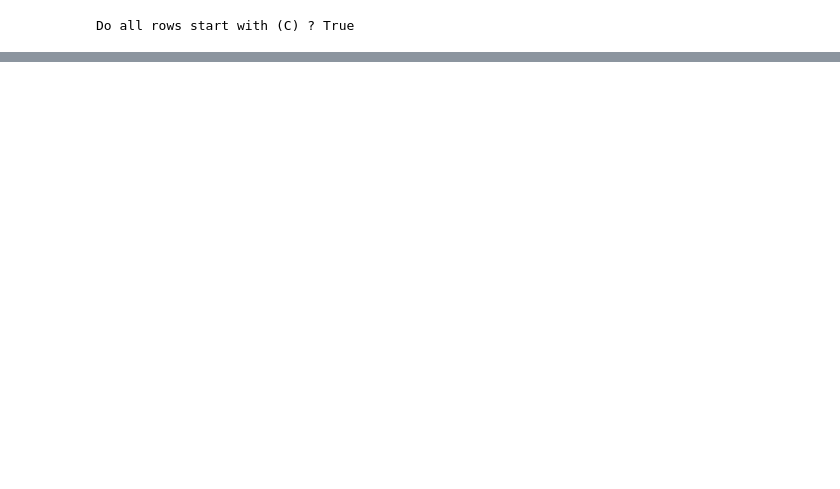
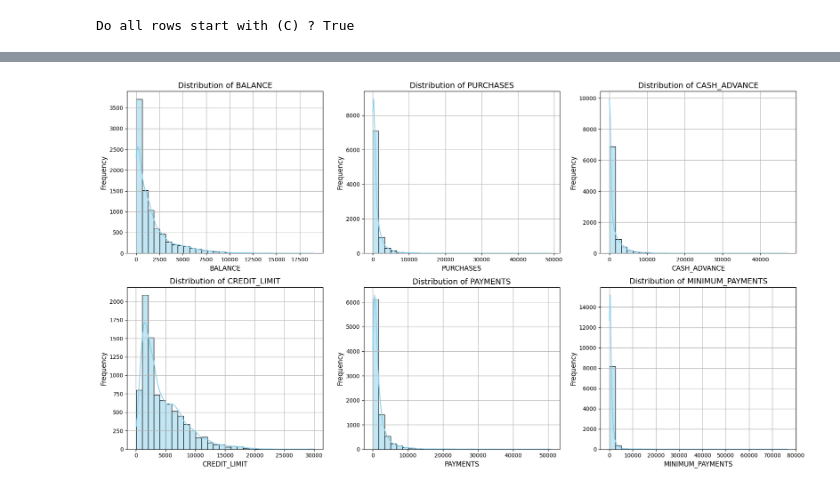
Before and after one commit to MrRezamo/Credit-Card-Clustering-with-Machine-Learning, a Jupyter notebook: Project/Main.ipynb, the cells around one changed output, grey strips where cells are left out. Drawn from its saved outputs; the diff is of its cells as text; code cells hidden in the pictures; blank space fills up the shorter version.

```diff
--- a/Project/Main.ipynb
+++ b/Project/Main.ipynb
@@ -126,0 +112,24 @@ def plot_missing_values(missing_df, threshold=50, figsize=(20, 8)):
+# %%
+numerical_cols = ['BALANCE', 'PURCHASES', 'CASH_ADVANCE', 'CREDIT_LIMIT', 'PAYMENTS', 'MINIMUM_PAYMENTS']
+
+cols_per_row = 3
+
+num_rows = (len(numerical_cols) + cols_per_row - 1) // cols_per_row
+
+fig, axes = plt.subplots(num_rows, cols_per_row, figsize=(18, 5 * num_rows))
+axes = axes.flatten()
+
+for i, col in enumerate(numerical_cols):
+    sns.histplot(data[col], kde=True, bins=30, color='skyblue', ax=axes[i])
+    axes[i].set_title(f"Distribution of {col}", fontsize=14)
+    axes[i].set_xlabel(col, fontsize=12)
+    axes[i].set_ylabel("Frequency", fontsize=12)
+    axes[i].grid(True)
+
+for j in range(len(numerical_cols), len(axes)):
+    fig.delaxes(axes[j])
+
+plt.tight_layout()
+plt.show()
+# %% [output]
+[figure, added]
```
Also changed, not shown: parts of 18 cells of this notebook.
